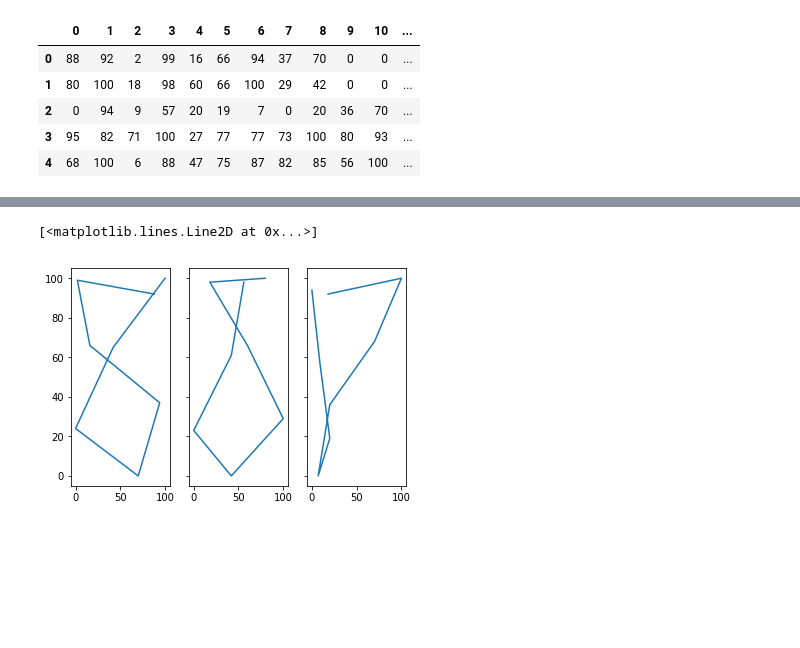
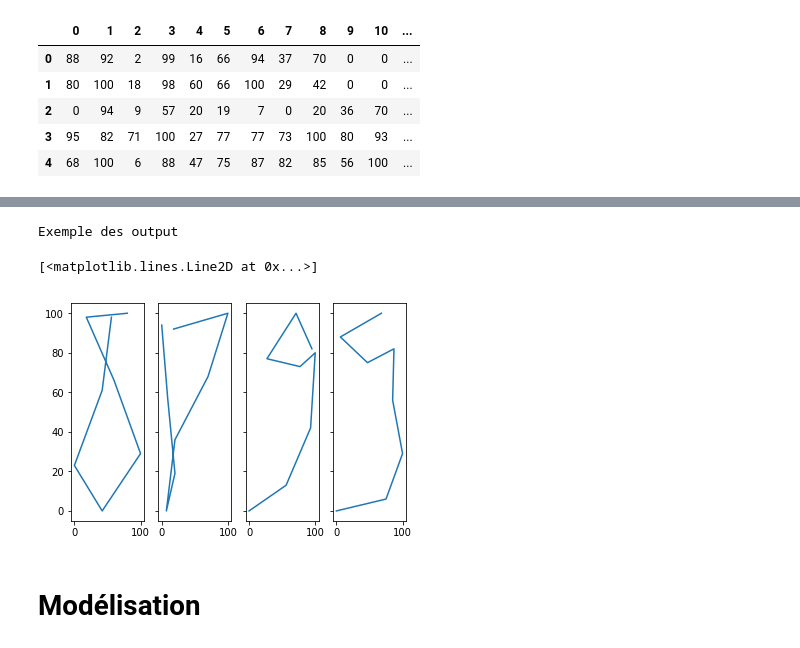
Before and after one commit to ImadMebrouk/Pendigits, a Jupyter notebook: pendigits.ipynb, the cells around one changed output, grey strips where cells are left out. Saved outputs shown, nothing was run; the diff lists cells and outputs as text; code cells hidden in the pictures; blank space fills up the shorter version.

```diff
--- a/pendigits.ipynb
+++ b/pendigits.ipynb
@@ -58,6 +149,19 @@ test.iloc[0][0]
 
 xsList = []
 ysList =[]
+# %%
+xs =[]
+ys =[]
+
+i=0
+while( i < 16):
+    xs.append(test.iloc[1][i])
+    ys.append(test.iloc[1][i+1])
+    i = i+2
+
+
+xsList.append(xs)
+ysList.append(ys)
 # %%
 xs =[]
 ys =[]
@@ -71,6 +175,32 @@ while( i < 16):
 
 xsList.append(xs)
 ysList.append(ys)
+# %%
+xs =[]
+ys =[]
+
+i=0
+while( i < 16):
+    xs.append(test.iloc[3][i])
+    ys.append(test.iloc[3][i+1])
+    i = i+2
+
+
+xsList.append(xs)
+ysList.append(ys)
+# %%
+xs =[]
+ys =[]
+
+i=0
+while( i < 16):
+    xs.append(test.iloc[4][i])
+    ys.append(test.iloc[4][i+1])
+    i = i+2
+
+
+xsList.append(xs)
+ysList.append(ys)
 # %%
 import matplotlib.pyplot as plt
 # %%
@@ -82,11 +213,17 @@ xsList
 # %%
+print("Exemple des targets")
 
-f, (ax1, ax2,ax3) = plt.subplots(1, 3, sharey=True)
+f, (ax1, ax2,ax3, ax4) = plt.subplots(1, 4, sharey=True)
 ax1.plot(xsList[0], ysList[0])
 
 ax2.plot(xsList[1], ysList[1])
 
 ax3.plot(xsList[2], ysList[2])
+
+ax4.plot(xsList[3], ysList[3])
 # %% [output]
-[<matplotlib.lines.Line2D at 0x...>]
+Exemple des output
+[<matplotlib.lines.Line2D at 0x...>]
-[figure, old version]
+[figure, new version]
+# %% [markdown]
+# Modélisation
```
Also changed, not shown: parts of 63 cells of this notebook.
